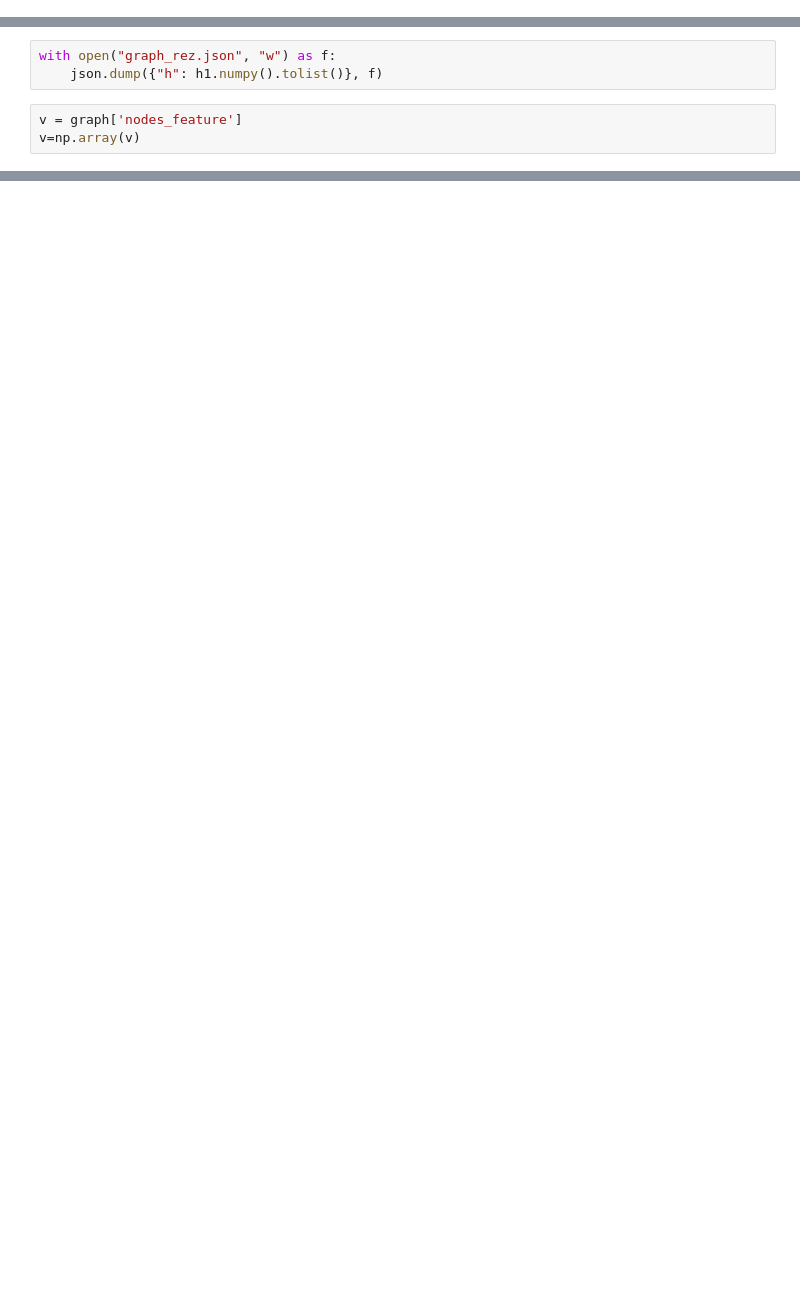
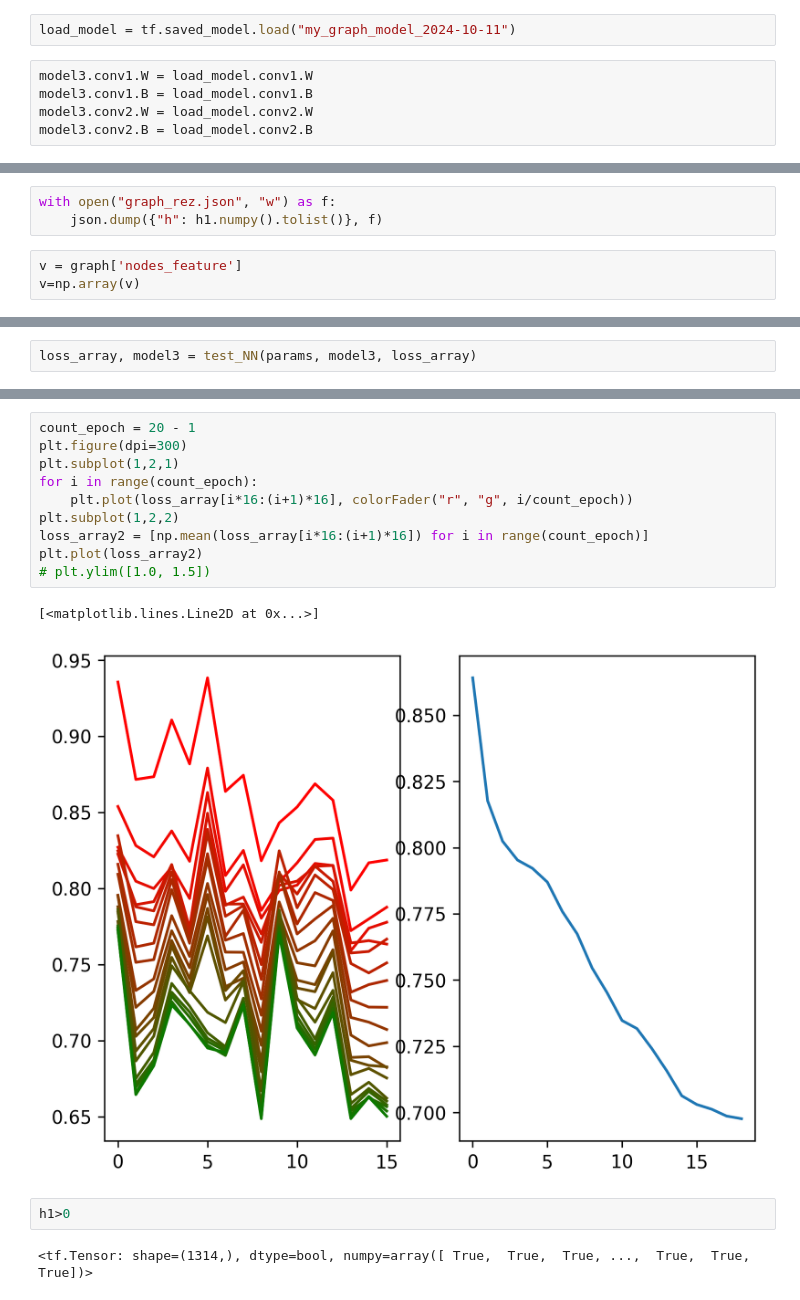
Before and after one commit to Dann38/PageR-GraphSegmenter, a Jupyter notebook: model.ipynb, the cells around one changed output, grey strips where cells are left out. Saved outputs shown, nothing was run; the diff lists cells and outputs as text; blank space fills up the shorter version.

```diff
--- a/model.ipynb
+++ b/model.ipynb
@@ -346,0 +249,7 @@ plt.plot(loss_array)
+# %%
+load_model = tf.saved_model.load("my_graph_model_2024-10-11")
+# %%
+model3.conv1.W = load_model.conv1.W
+model3.conv1.B = load_model.conv1.B
+model3.conv2.W = load_model.conv2.W
+model3.conv2.B = load_model.conv2.B
@@ -378,0 +275,2 @@ v
+# %%
+loss_array, model3 = test_NN(params, model3, loss_array)
@@ -378,0 +323,17 @@ v
+# %%
+count_epoch = 20 - 1
+plt.figure(dpi=300)
+plt.subplot(1,2,1)
+for i in range(count_epoch):
+    plt.plot(loss_array[i*16:(i+1)*16], colorFader("r", "g", i/count_epoch))
+plt.subplot(1,2,2)
+loss_array2 = [np.mean(loss_array[i*16:(i+1)*16]) for i in range(count_epoch)]
+plt.plot(loss_array2)
+# plt.ylim([1.0, 1.5])
+# %% [output]
+[<matplotlib.lines.Line2D at 0x...>]
+[figure, added]
+# %%
+h1>0
+# %% [output]
+<tf.Tensor: shape=(1314,), dtype=bool, numpy=array([ True,  True,  True, ...,  True,  True,  True])>
```
Also changed, not shown: parts of 48 cells of this notebook, 14 other files.
